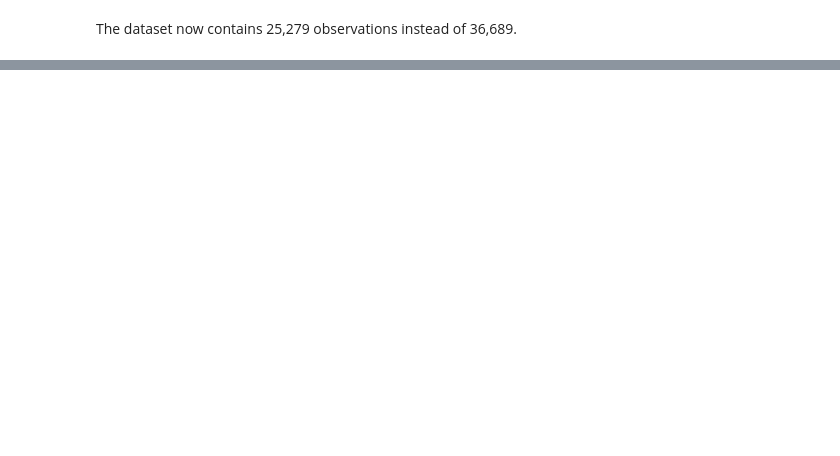
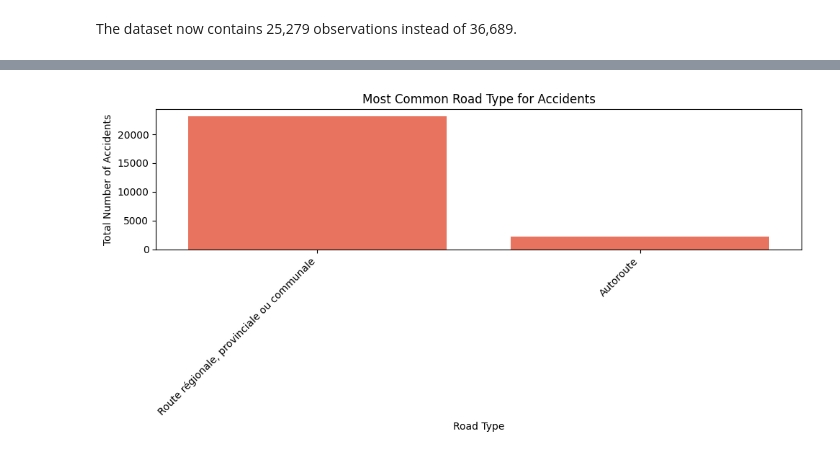
Before and after one commit to Jeremy-Mart/Mini-Project, a Jupyter notebook: Mini_Project_JEREMY_MARTIN.ipynb, the cells around one changed output, grey strips where cells are left out. Saved outputs shown, nothing was run; the diff lists cells and outputs as text; code cells hidden in the pictures; blank space fills up the shorter version.

```diff
--- a/Mini_Project_JEREMY_MARTIN.ipynb
+++ b/Mini_Project_JEREMY_MARTIN.ipynb
@@ -86,0 +197,8 @@ The dataset now contains 25,279 observations instead of 36,689.
+# %%
+plot_accidents_by_road_type(
+    df=d_clean,
+    road_col="TX_ROAD_TYPE_DESCR_FR",
+    value_col="MS_ACCT"
+)
+# %% [output]
+[figure, added]
```
Also changed, not shown: parts of 111 cells of this notebook, 3 other files.
